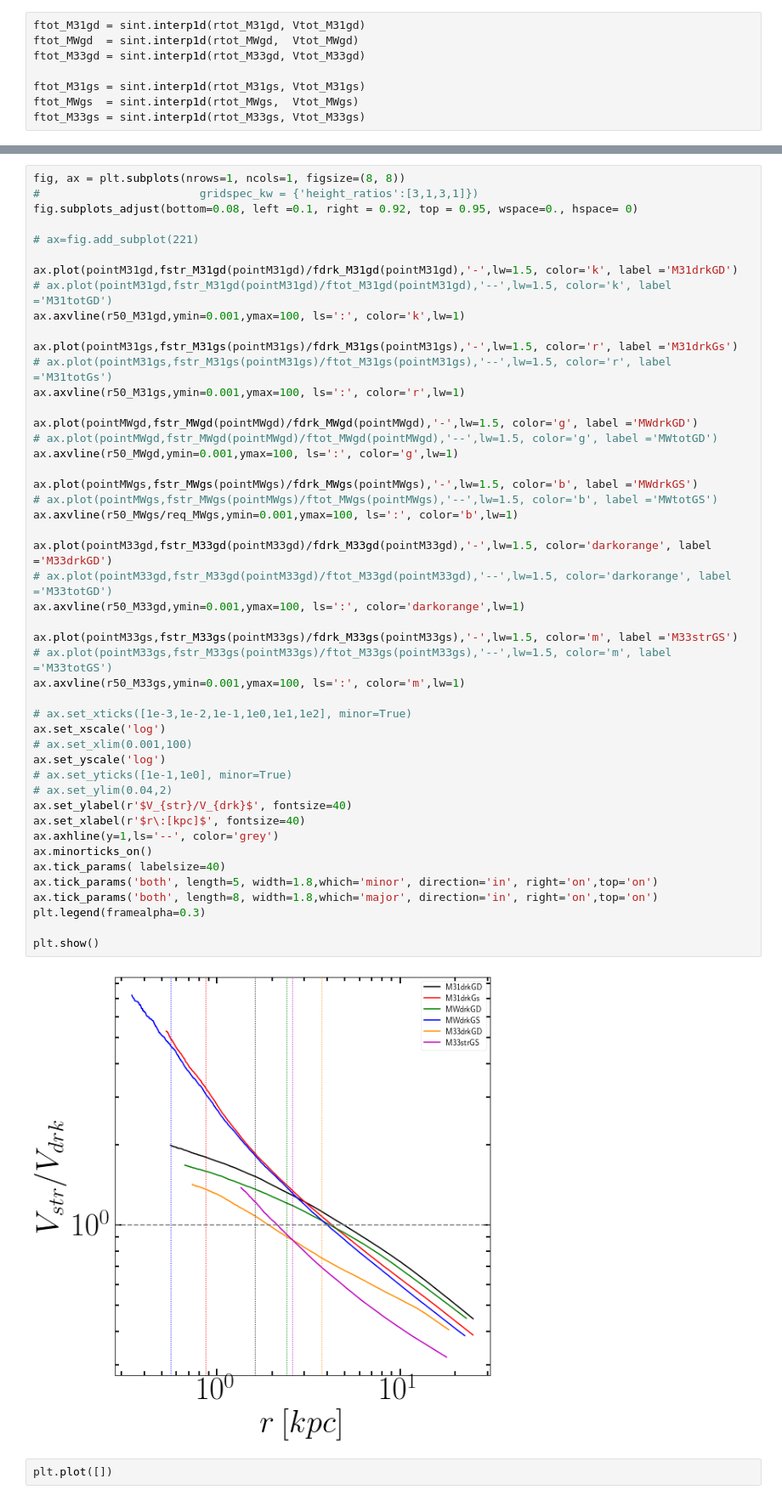
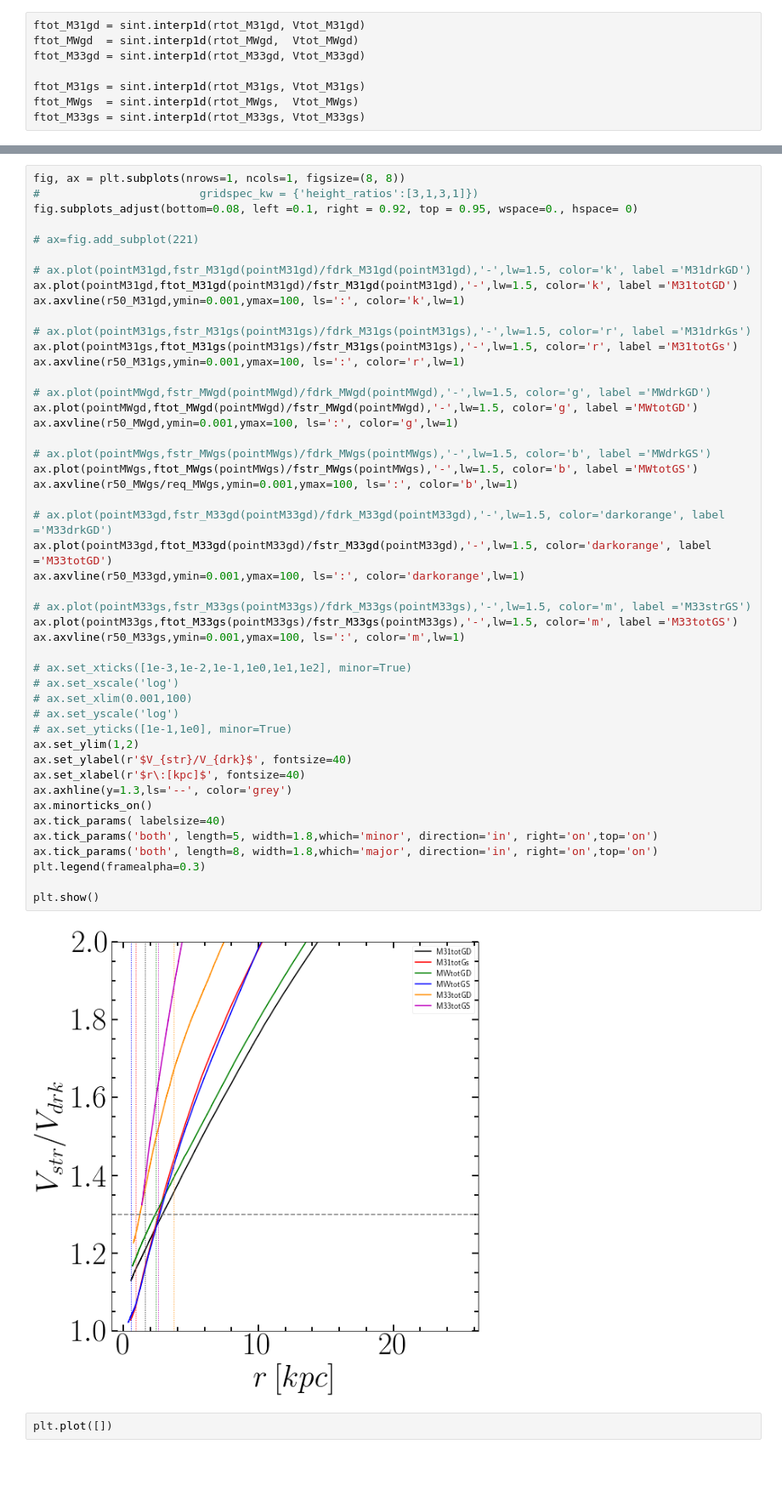
Before and after one commit to ornemarioni/Barras_GdGs, a Jupyter notebook: Barras_Gd/programs/Vcirc_simulaciones.ipynb, the cells around one changed output, grey strips where cells are left out. Shown at 85% size. Cells and saved outputs as stored; diff of their text form; blank space fills up the shorter version.

```diff
--- a/Barras_Gd/programs/Vcirc_simulaciones.ipynb
+++ b/Barras_Gd/programs/Vcirc_simulaciones.ipynb
@@ -1023,50 +1072,50 @@ fig, ax = plt.subplots(nrows=1, ncols=1, figsize=(8, 8))
 #                        gridspec_kw = {'height_ratios':[3,1,3,1]})
 fig.subplots_adjust(bottom=0.08, left =0.1, right = 0.92, top = 0.95, wspace=0., hspace= 0)
 
 # ax=fig.add_subplot(221)
 
-ax.plot(pointM31gd,fstr_M31gd(pointM31gd)/fdrk_M31gd(pointM31gd),'-',lw=1.5, color='k', label ='M31drkGD')
-# ax.plot(pointM31gd,fstr_M31gd(pointM31gd)/ftot_M31gd(pointM31gd),'--',lw=1.5, color='k', label ='M31totGD')
+# ax.plot(pointM31gd,fstr_M31gd(pointM31gd)/fdrk_M31gd(pointM31gd),'-',lw=1.5, color='k', label ='M31drkGD')
+ax.plot(pointM31gd,ftot_M31gd(pointM31gd)/fstr_M31gd(pointM31gd),'-',lw=1.5, color='k', label ='M31totGD')
 ax.axvline(r50_M31gd,ymin=0.001,ymax=100, ls=':', color='k',lw=1)
 
-ax.plot(pointM31gs,fstr_M31gs(pointM31gs)/fdrk_M31gs(pointM31gs),'-',lw=1.5, color='r', label ='M31drkGs')
-# ax.plot(pointM31gs,fstr_M31gs(pointM31gs)/ftot_M31gs(pointM31gs),'--',lw=1.5, color='r', label ='M31totGs')
+# ax.plot(pointM31gs,fstr_M31gs(pointM31gs)/fdrk_M31gs(pointM31gs),'-',lw=1.5, color='r', label ='M31drkGs')
+ax.plot(pointM31gs,ftot_M31gs(pointM31gs)/fstr_M31gs(pointM31gs),'-',lw=1.5, color='r', label ='M31totGs')
 ax.axvline(r50_M31gs,ymin=0.001,ymax=100, ls=':', color='r',lw=1)
 
-ax.plot(pointMWgd,fstr_MWgd(pointMWgd)/fdrk_MWgd(pointMWgd),'-',lw=1.5, color='g', label ='MWdrkGD')
-# ax.plot(pointMWgd,fstr_MWgd(pointMWgd)/ftot_MWgd(pointMWgd),'--',lw=1.5, color='g', label ='MWtotGD')
+# ax.plot(pointMWgd,fstr_MWgd(pointMWgd)/fdrk_MWgd(pointMWgd),'-',lw=1.5, color='g', label ='MWdrkGD')
+ax.plot(pointMWgd,ftot_MWgd(pointMWgd)/fstr_MWgd(pointMWgd),'-',lw=1.5, color='g', label ='MWtotGD')
 ax.axvline(r50_MWgd,ymin=0.001,ymax=100, ls=':', color='g',lw=1)
 
-ax.plot(pointMWgs,fstr_MWgs(pointMWgs)/fdrk_MWgs(pointMWgs),'-',lw=1.5, color='b', label ='MWdrkGS')
-# ax.plot(pointMWgs,fstr_MWgs(pointMWgs)/ftot_MWgs(pointMWgs),'--',lw=1.5, color='b', label ='MWtotGS')
+# ax.plot(pointMWgs,fstr_MWgs(pointMWgs)/fdrk_MWgs(pointMWgs),'-',lw=1.5, color='b', label ='MWdrkGS')
+ax.plot(pointMWgs,ftot_MWgs(pointMWgs)/fstr_MWgs(pointMWgs),'-',lw=1.5, color='b', label ='MWtotGS')
 ax.axvline(r50_MWgs/req_MWgs,ymin=0.001,ymax=100, ls=':', color='b',lw=1)
 
-ax.plot(pointM33gd,fstr_M33gd(pointM33gd)/fdrk_M33gd(pointM33gd),'-',lw=1.5, color='darkorange', label ='M33drkGD')
-# ax.plot(pointM33gd,fstr_M33gd(pointM33gd)/ftot_M33gd(pointM33gd),'--',lw=1.5, color='darkorange', label ='M33totGD')
+# ax.plot(pointM33gd,fstr_M33gd(pointM33gd)/fdrk_M33gd(pointM33gd),'-',lw=1.5, color='darkorange', label ='M33drkGD')
+ax.plot(pointM33gd,ftot_M33gd(pointM33gd)/fstr_M33gd(pointM33gd),'-',lw=1.5, color='darkorange', label ='M33totGD')
 ax.axvline(r50_M33gd,ymin=0.001,ymax=100, ls=':', color='darkorange',lw=1)
 
-ax.plot(pointM33gs,fstr_M33gs(pointM33gs)/fdrk_M33gs(pointM33gs),'-',lw=1.5, color='m', label ='M33strGS')
-# ax.plot(pointM33gs,fstr_M33gs(pointM33gs)/ftot_M33gs(pointM33gs),'--',lw=1.5, color='m', label ='M33totGS')
+# ax.plot(pointM33gs,fstr_M33gs(pointM33gs)/fdrk_M33gs(pointM33gs),'-',lw=1.5, color='m', label ='M33strGS')
+ax.plot(pointM33gs,ftot_M33gs(pointM33gs)/fstr_M33gs(pointM33gs),'-',lw=1.5, color='m', label ='M33totGS')
 ax.axvline(r50_M33gs,ymin=0.001,ymax=100, ls=':', color='m',lw=1)
 
 # ax.set_xticks([1e-3,1e-2,1e-1,1e0,1e1,1e2], minor=True)
-ax.set_xscale('log')
+# ax.set_xscale('log')
 # ax.set_xlim(0.001,100)
-ax.set_yscale('log')
+# ax.set_yscale('log')
 # ax.set_yticks([1e-1,1e0], minor=True)
-# ax.set_ylim(0.04,2)
+ax.set_ylim(1,2)
 ax.set_ylabel(r'$V_{str}/V_{drk}$', fontsize=40)
 ax.set_xlabel(r'$r\:[kpc]$', fontsize=40)
-ax.axhline(y=1,ls='--', color='grey')
+ax.axhline(y=1.3,ls='--', color='grey')
 ax.minorticks_on()
 ax.tick_params( labelsize=40)
 ax.tick_params('both', length=5, width=1.8,which='minor', direction='in', right='on',top='on')
 ax.tick_params('both', length=8, width=1.8,which='major', direction='in', right='on',top='on')
 plt.legend(framealpha=0.3)
 
 plt.show()
 # %% [output]
-[figure, old version]
+[figure, new version]
 # %%
 plt.plot([])
 # %% [output]
```
Also changed, not shown: parts of 2 cells of this notebook, 3 other files.
